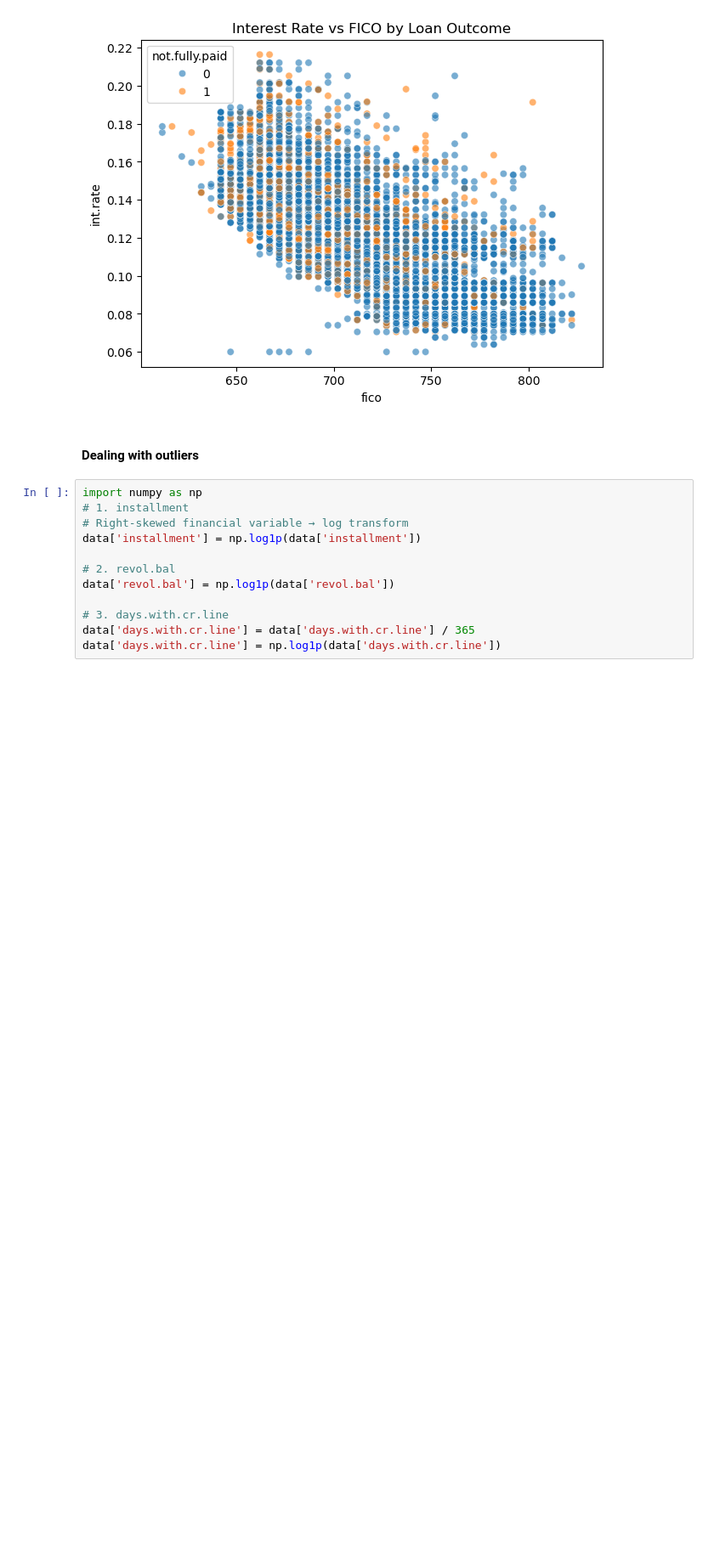
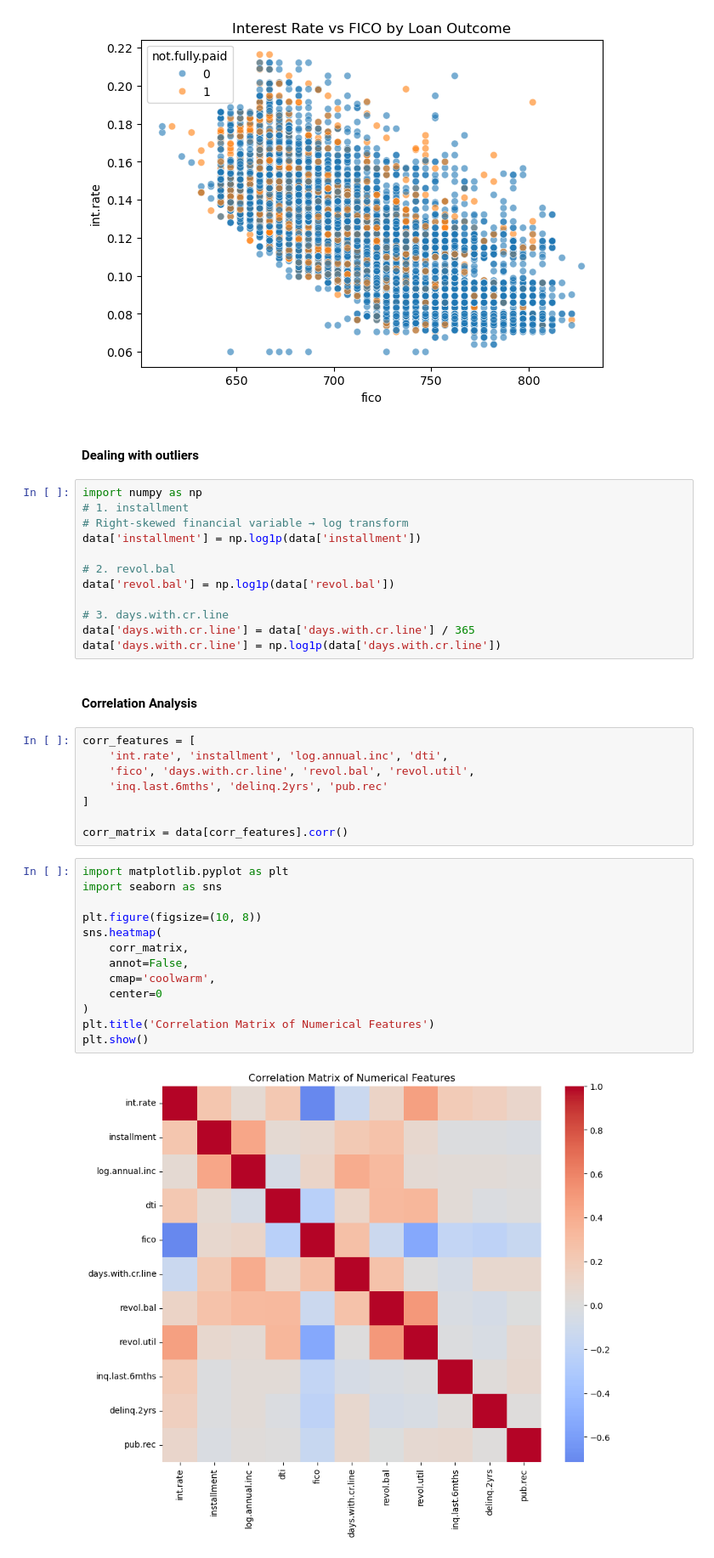
Before and after one commit to OmarAymanZaid/credit_risk_assessment_MachineLearning, a Jupyter notebook: notebooks/1_DataPreprocessing.ipynb, the cells around one changed output. Shown at 85% size. Saved outputs shown, nothing was run; the diff lists cells and outputs as text; blank space fills up the shorter version.

Commit message:
DataAnalysis: Conducting correlation analysis

```diff
--- a/notebooks/1_DataPreprocessing.ipynb
+++ b/notebooks/1_DataPreprocessing.ipynb
@@ -265,3 +265,28 @@ data['revol.bal'] = np.log1p(data['revol.bal'])
 # 3. days.with.cr.line
 data['days.with.cr.line'] = data['days.with.cr.line'] / 365
 data['days.with.cr.line'] = np.log1p(data['days.with.cr.line'])
+# %% [markdown]
+#### Correlation Analysis
+# %%
+corr_features = [
+    'int.rate', 'installment', 'log.annual.inc', 'dti',
+    'fico', 'days.with.cr.line', 'revol.bal', 'revol.util',
+    'inq.last.6mths', 'delinq.2yrs', 'pub.rec'
+]
+
+corr_matrix = data[corr_features].corr()
+# %%
+import matplotlib.pyplot as plt
+import seaborn as sns
+
+plt.figure(figsize=(10, 8))
+sns.heatmap(
+    corr_matrix,
+    annot=False,
+    cmap='coolwarm',
+    center=0
+)
+plt.title('Correlation Matrix of Numerical Features')
+plt.show()
+# %% [output]
+[figure, added]
```
Also changed, not shown: parts of 2 cells of this notebook.
